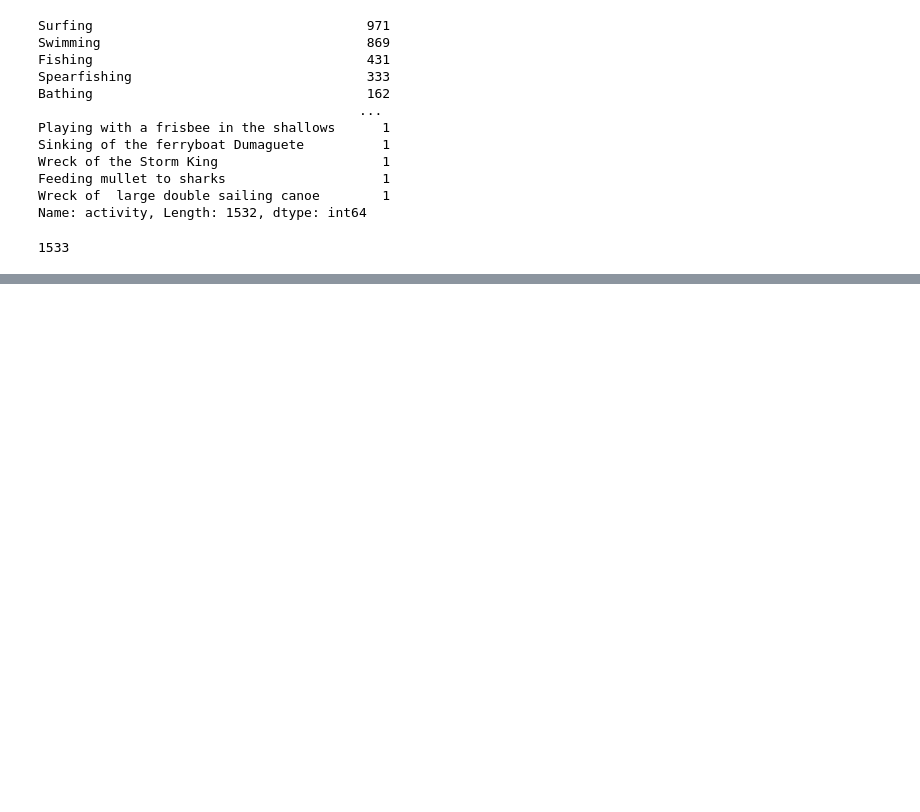
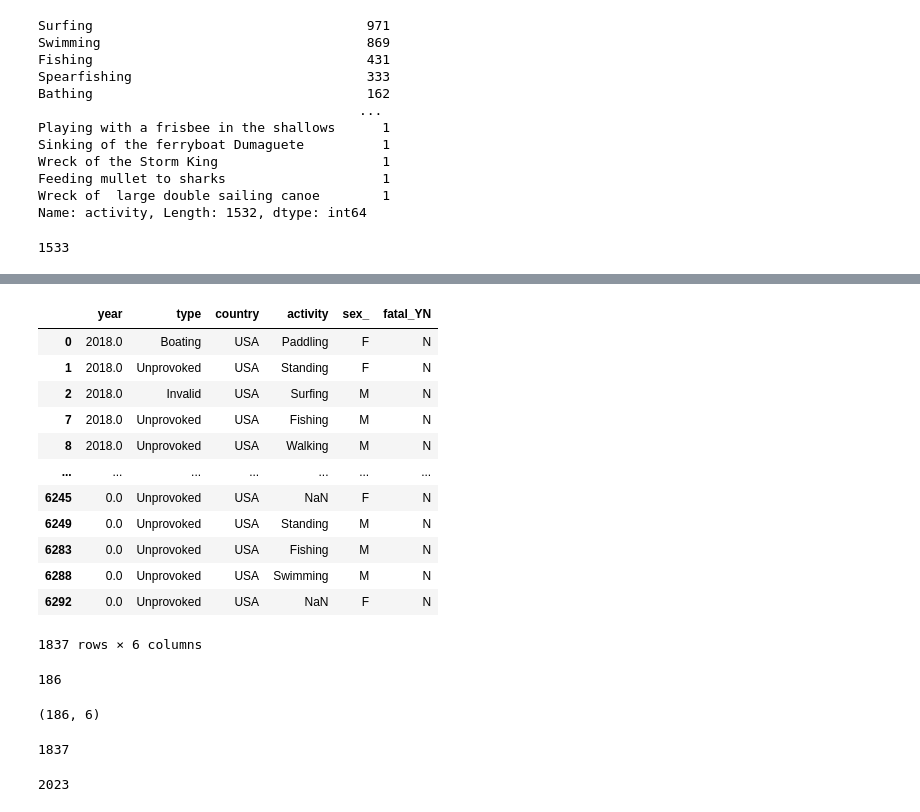
Before and after one commit to AntonioLopga12/-pandas-projec-, a Jupyter notebook: Pandas_sharks.ipynb, the cells around one changed output, grey strips where cells are left out. Drawn from its saved outputs; the diff is of its cells as text; code cells hidden in the pictures; blank space fills up the shorter version.

```diff
--- a/Pandas_sharks.ipynb
+++ b/Pandas_sharks.ipynb
@@ -773,0 +1087,25 @@ df["columna_a"] = df.region.apply(lambda registro: (empiezapora("OTRACOSA", regi
+# %%
+inci_USA_N = shark.loc[(shark["country"] == 'USA') & (shark["fatal_YN"]=="N")]
+inci_USA_N
+# %% [output]
+|  | year | type | country | activity | sex_ | fatal_YN |
+| 0 | 2018.0 | Boating | USA | Paddling | F | N |
+| 1 | 2018.0 | Unprovoked | USA | Standing | F | N |
+| 2 | 2018.0 | Invalid | USA | Surfing | M | N |
+| 7 | 2018.0 | Unprovoked | USA | Fishing | M | N |
+| 8 | 2018.0 | Unprovoked | USA | Walking | M | N |
+| ... | ... | ... | ... | ... | ... | ... |
+| 6245 | 0.0 | Unprovoked | USA | NaN | F | N |
+| 6249 | 0.0 | Unprovoked | USA | Standing | M | N |
+| 6283 | 0.0 | Unprovoked | USA | Fishing | M | N |
+| 6288 | 0.0 | Unprovoked | USA | Swimming | M | N |
+| 6292 | 0.0 | Unprovoked | USA | NaN | F | N |
+1837 rows × 6 columns
+# %%
+(shark.loc[(shark["country"] == 'USA') & (shark["fatal_YN"]=="Y")]).shape[0]
+# %% [output]
+186
+# %%
+inci_USA_Y.shape
+# %% [output]
+(186, 6)
@@ -773,0 +1114,9 @@ df["columna_a"] = df.region.apply(lambda registro: (empiezapora("OTRACOSA", regi
+# %%
+
+tupla #puedo acceder al numero real de casos con el shape del data frame, convertido en tupla, accedo a el mediante el indice.
+# %% [output]
+1837
+# %%
+1837 + 186 #tener en cuenta que hay que contar los Y,N verdaderos.
+# %% [output]
+2023
```
Also changed, not shown: parts of 73 cells of this notebook, 1 other file.
